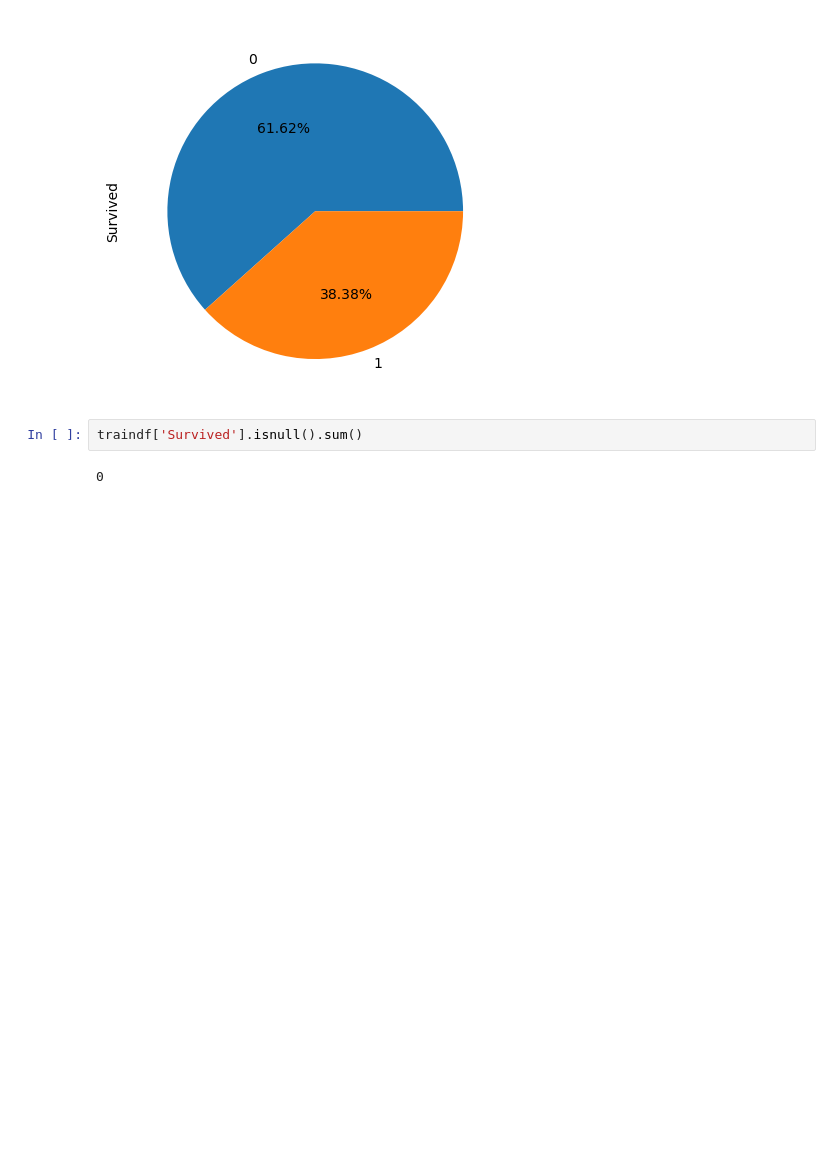
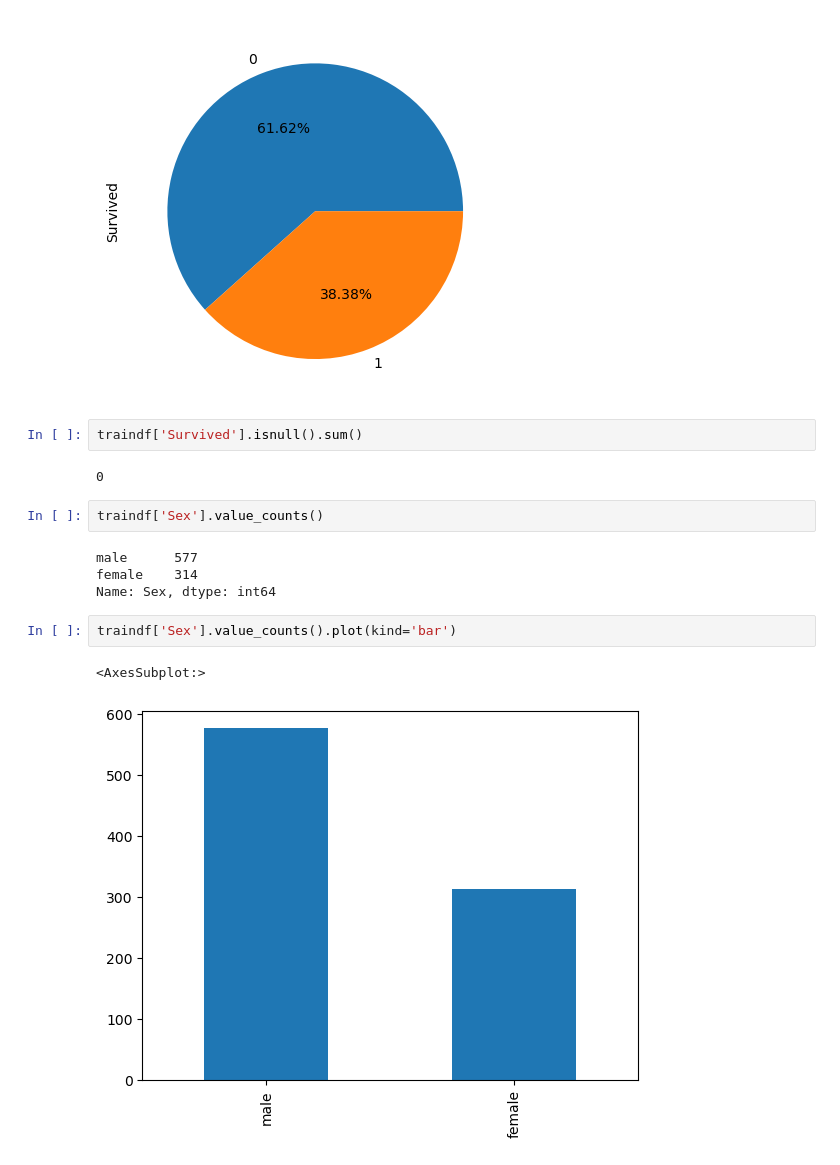
Before and after one commit to chwasiq0569/EDA-on-Titanic-Dataset, a Jupyter notebook: eda-on-titanic-dataset.ipynb, the cells around one changed output. Saved outputs shown, nothing was run; the diff lists cells and outputs as text; blank space fills up the shorter version.

```diff
--- a/eda-on-titanic-dataset.ipynb
+++ b/eda-on-titanic-dataset.ipynb
@@ -222,3 +222,14 @@ traindf['Survived'].value_counts().plot(kind='pie', autopct='%0.2f%%')
 traindf['Survived'].isnull().sum()
 # %% [output]
 0
+# %%
+traindf['Sex'].value_counts()
+# %% [output]
+male      577
+female    314
+Name: Sex, dtype: int64
+# %%
+traindf['Sex'].value_counts().plot(kind='bar')
+# %% [output]
+<AxesSubplot:>
+[figure, added]
```
Also changed, not shown: parts of 2 cells of this notebook.
